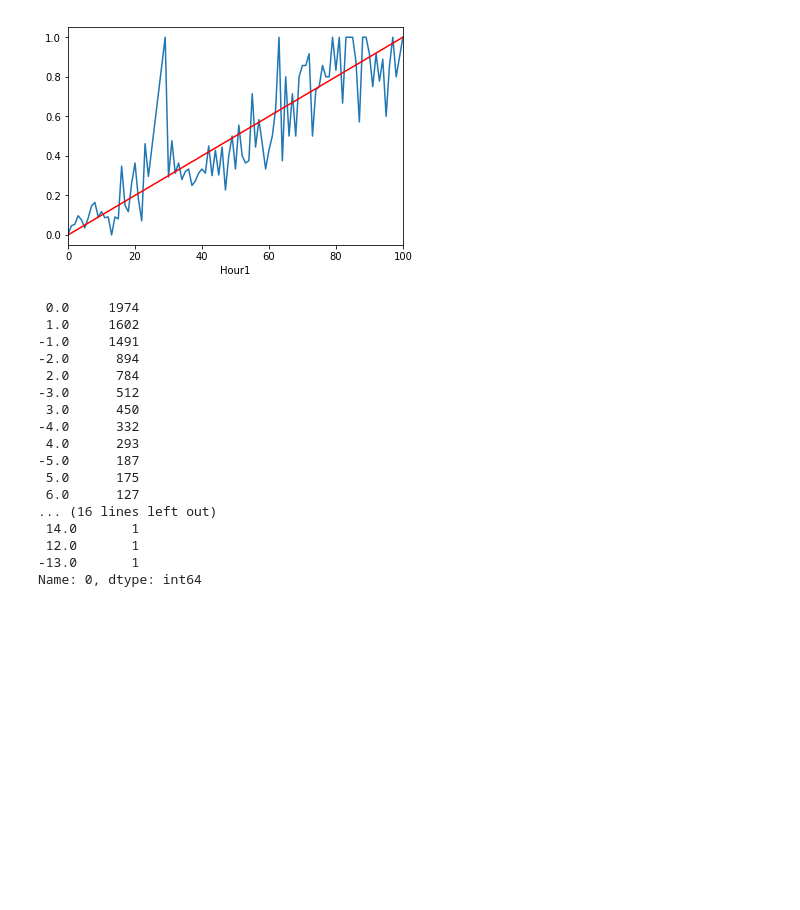
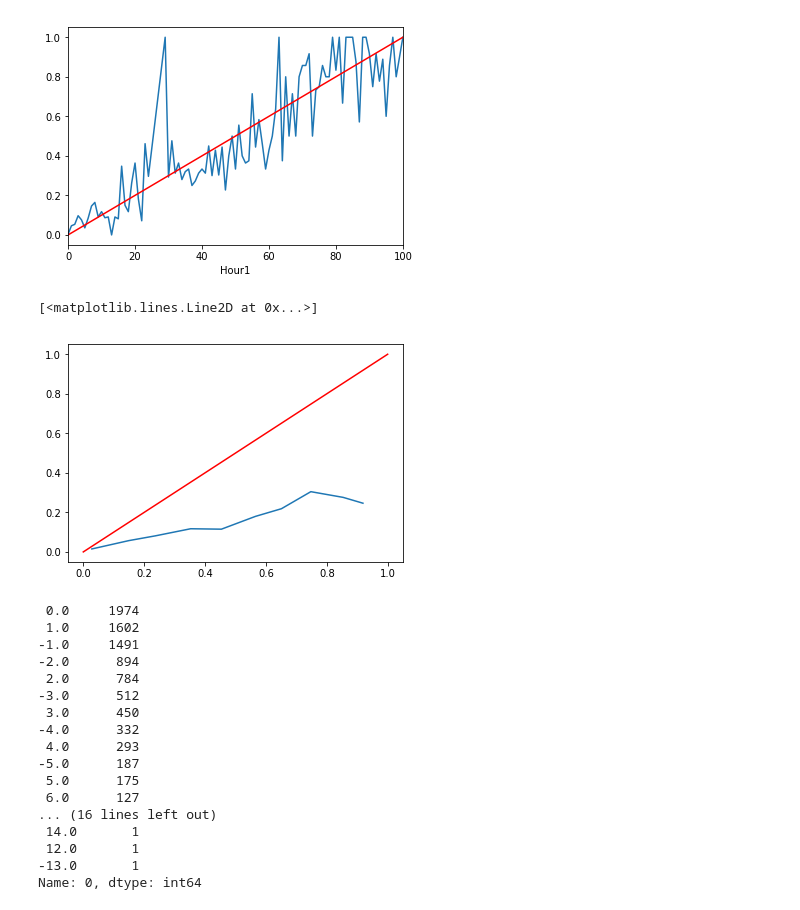
Before and after one commit to wan19990901/projects, a Jupyter notebook: Weather projects/Weather Analysis.ipynb, the cells around one changed output. Saved outputs shown, nothing was run; the diff lists cells and outputs as text; code cells hidden in the pictures; blank space fills up the shorter version.

```diff
--- a/Weather projects/Weather Analysis.ipynb
+++ b/Weather projects/Weather Analysis.ipynb
@@ -395,6 +395,15 @@ plt.plot(y, x, '-r', label='x,y')
 # %% [output]
 [<matplotlib.lines.Line2D at 0x...>]
 [figure]
+# %%
+from sklearn.calibration import calibration_curve
+plt.plot(calibration_curve(pop_kcmi['Precip (in)'],pop_kcmi['Hour100'] / 100,n_bins = 10)[1],calibration_curve(pop_kcmi['Precip (in)'],pop_kcmi['Hour100'] / 100,n_bins = 10)[0])
+x = np.linspace(0,1,100)
+y = x
+plt.plot(y, x, '-r', label='x,y')
+# %% [output]
+[<matplotlib.lines.Line2D at 0x...>]
+[figure, added]
 # %%
 temp_kcmi_error[0].value_counts()
 # %% [output]
```
Also changed, not shown: parts of 1 cell of this notebook, 8 other files.
